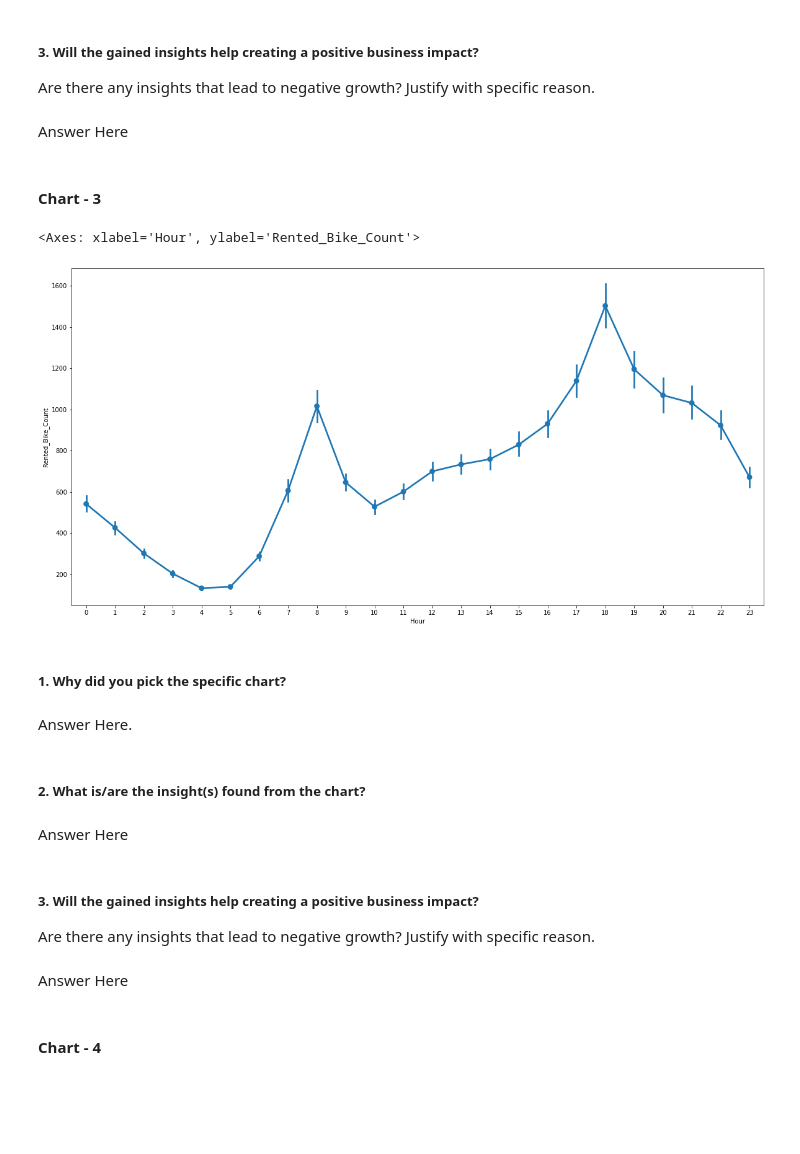
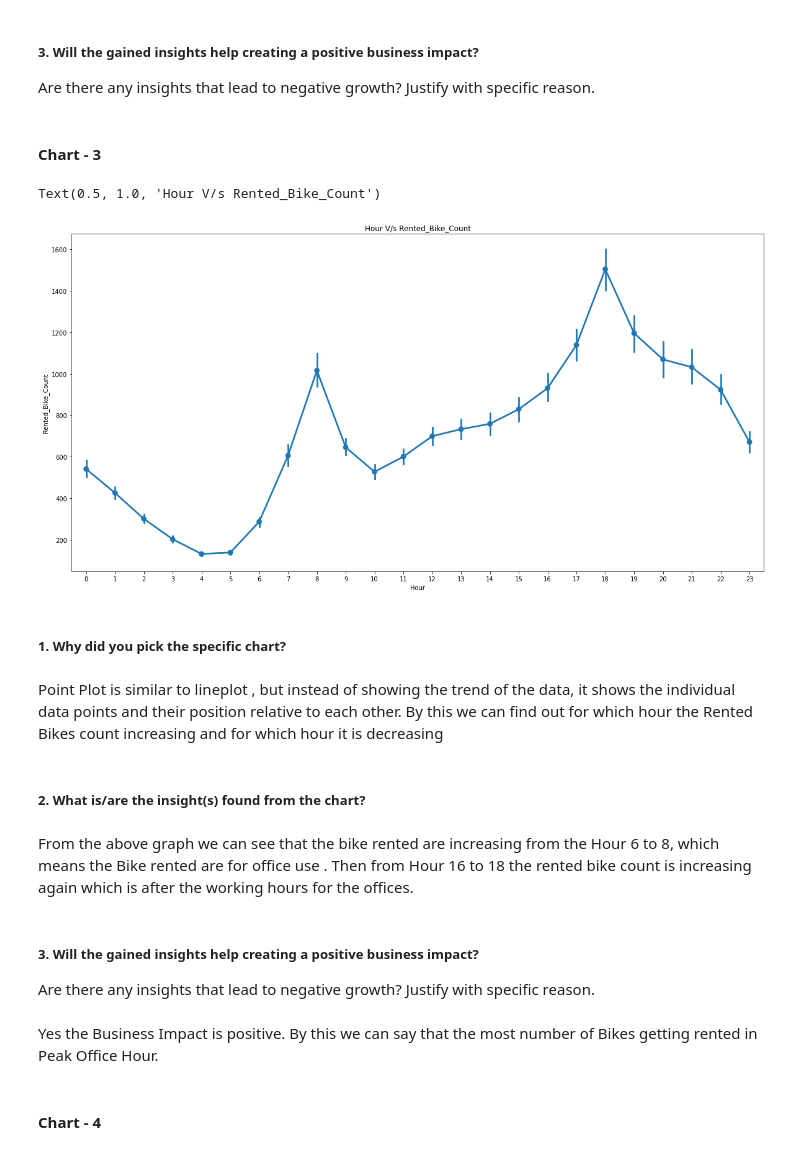
Before and after one commit to PraneethKumar126/ML_Capstone, a Jupyter notebook: ML_Regression_BikeSharing.ipynb, the cells around one changed output. Cells and saved outputs as stored; diff of their text form; code cells hidden in the pictures; blank space fills up the shorter version.

```diff
--- a/ML_Regression_BikeSharing.ipynb
+++ b/ML_Regression_BikeSharing.ipynb
@@ -361,30 +396,29 @@ Answer Here
 # %% [markdown]
 ##### 3. Will the gained insights help creating a positive business impact?
 Are there any insights that lead to negative growth? Justify with specific reason.
-# %% [markdown]
-Answer Here
 # %% [markdown]
 #### Chart - 3
 # %%
 
 plt.figure(figsize=(20,10))
 sns.pointplot(x=Data['Hour'],y=Data['Rented_Bike_Count'])
+plt.title('Hour V/s Rented_Bike_Count')
 # %% [output]
-<Axes: xlabel='Hour', ylabel='Rented_Bike_Count'>
+Text(0.5, 1.0, 'Hour V/s Rented_Bike_Count')
-[figure, old version]
+[figure, new version]
 # %% [markdown]
 ##### 1. Why did you pick the specific chart?
-# %% [markdown]
-Answer Here.
+# %% [markdown]
+Point Plot is similar to lineplot , but instead of showing the trend of the data, it shows the individual data points and their position relative to each other. By this we can find out for which hour the Rented Bikes count increasing and for which hour it is decreasing
 # %% [markdown]
 ##### 2. What is/are the insight(s) found from the chart?
-# %% [markdown]
-Answer Here
+# %% [markdown]
+From the above graph we can see that the bike rented are increasing from the Hour 6 to 8, which means the Bike rented are for office use . Then from Hour 16 to  18 the rented bike count is increasing again which is after the working hours for the offices.
 # %% [markdown]
 ##### 3. Will the gained insights help creating a positive business impact?
 Are there any insights that lead to negative growth? Justify with specific reason.
-# %% [markdown]
-Answer Here
+# %% [markdown]
+Yes the Business Impact is positive. By this we can say that the most number of Bikes getting rented in Peak Office Hour.
 # %% [markdown]
 #### Chart - 4
 # %%
```
Also changed, not shown: parts of 201 cells of this notebook.
